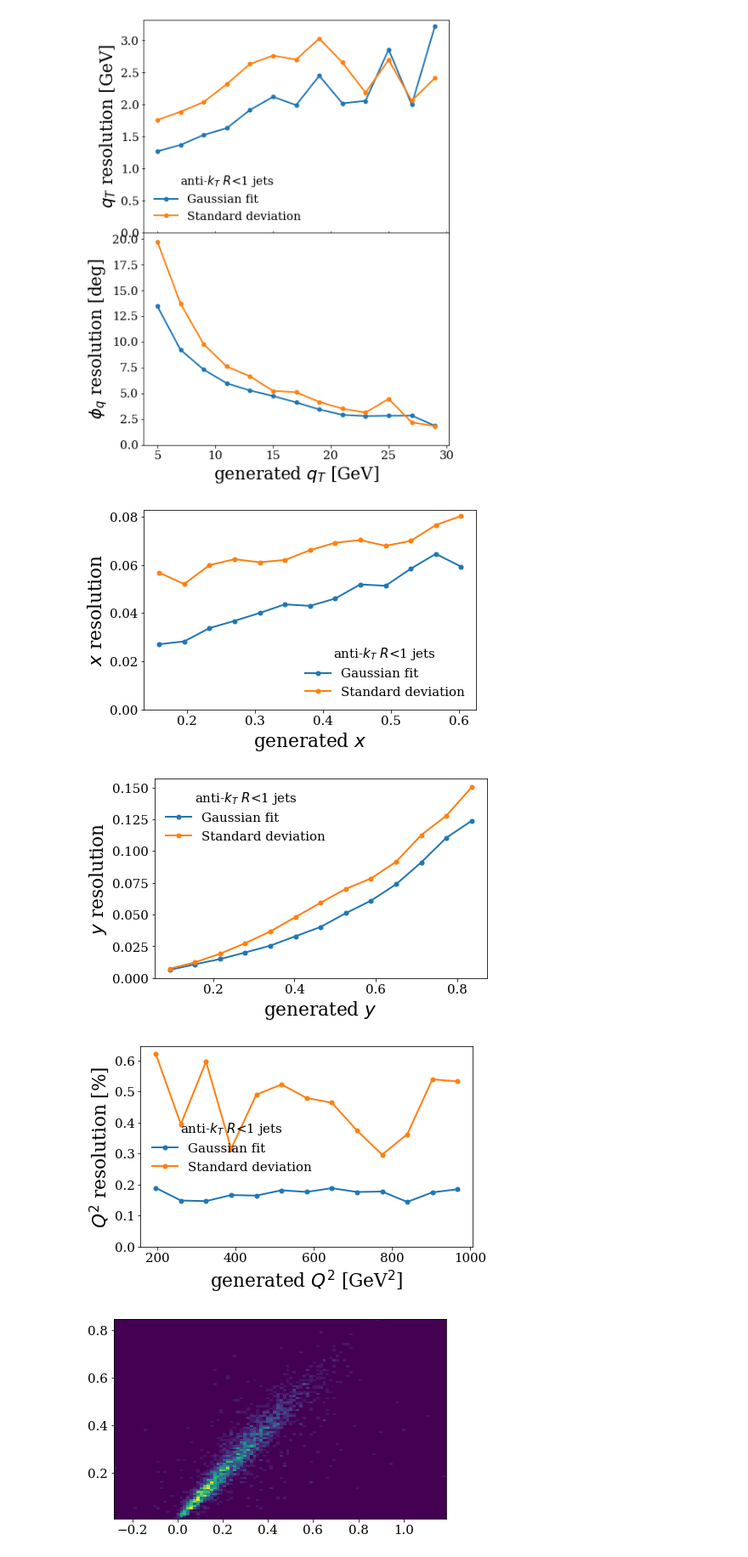
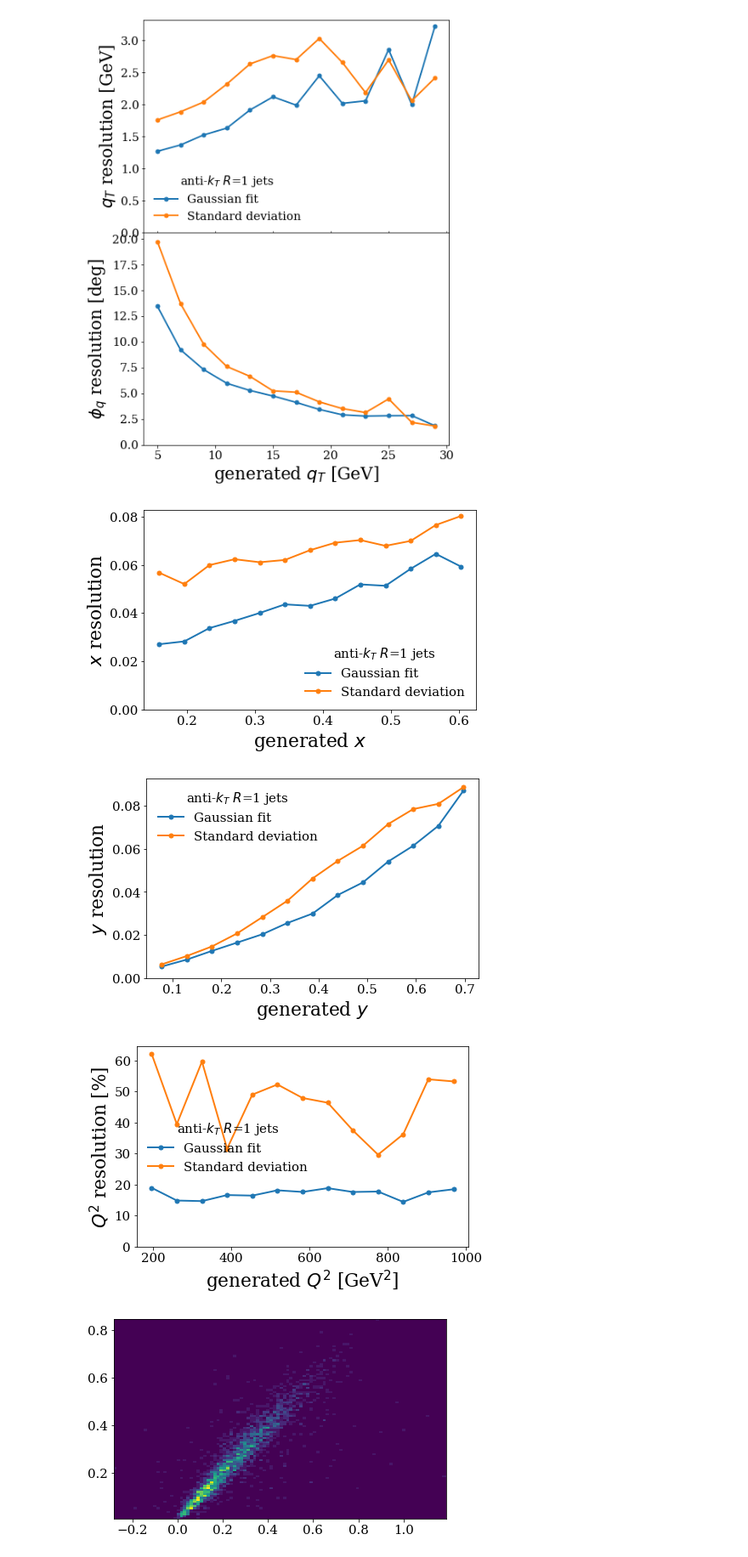
Before and after one commit to sebouh137/eic-jets, a Jupyter notebook: python/CC_DIS_Plots_For_Paper.ipynb, the cells around one changed output. Shown at 85% size. Drawn from its saved outputs; the diff is of its cells as text; code cells hidden in the pictures.

```diff
--- a/python/CC_DIS_Plots_For_Paper.ipynb
+++ b/python/CC_DIS_Plots_For_Paper.ipynb
@@ -666,7 +666,7 @@ def resolution_plot2(yexpr, ylbl,xlbl="generated jet energy [GeV]", xexpr="GenJe
         plt.plot(x,dy,linestyle='-',marker='o',markersize=5,linewidth=2,label = "Gaussian fit")
     plt.plot(x,dystd,linestyle='-',marker='o',markersize=5,linewidth=2,label = "Standard deviation")
     if makeLegend:
-        plt.legend(title='anti-$k_T$ $R$<1 jets',framealpha=0)
+        plt.legend(title='anti-$k_T$ $R$=1 jets',framealpha=0)
     plt.gca().set_ylabel(ylbl)
     plt.gca().set_xlabel(xlbl)
     plt.gca().set_ylim(0)
@@ -726,32 +726,32 @@ plt.show()
 # %%
 #fig,axs = plt.subplots(2,1,figsize=(7,10),sharex='all')
 #fig.subplots_adjust(hspace=0)
 #plt.sca(axs[0])
 #axs[0].tick_params(bottom=True,direction='inout')
 resolution_plot2("(JB_x-Gen_x)", "$x$ resolution",xlbl="generated $x$",
                  xexpr="Gen_x",condition="MissingET_MET>15 and JB_x>0 and JB_x<1.0",
                  nbins=14,
                     include_gauss=True)
 plt.savefig("images/x_resolution_for_paper.png")
 plt.show()
 
 resolution_plot2("(JB_y-Gen_y)", "$y$ resolution",xlbl="generated $y$",
-                 xexpr="Gen_y",condition="MissingET_MET>15",
+                 xexpr="Gen_y",condition="MissingET_MET>15 and JB_x>0 and JB_x<1.0",
                  nbins=14,
                     include_gauss=True)
 plt.savefig("images/y_resolution_for_paper.png")
 plt.show()
 
-resolution_plot2("(JB_Q2-Gen_Q2)/Gen_Q2", "$Q^2$ resolution [%]",xlbl="generated $Q^2$ [GeV$^2$]",
+resolution_plot2("100*(JB_Q2-Gen_Q2)/Gen_Q2", "$Q^2$ resolution [%]",xlbl="generated $Q^2$ [GeV$^2$]",
                  xexpr="Gen_Q2",condition="MissingET_MET>15 and JB_x>0 and JB_x<1.0",
                  nbins=14,xrange=(100,1000),
                     include_gauss=True)
 plt.savefig("images/Q2_resolution_for_paper.png")
 plt.show()
 # %% [output]
 [figure]
-[figure, old version]
+[figure, new version]
-[figure, old version]
+[figure, new version]
 # %%
 plt.hist2d(df_rg.query('JB_x>-.3 and JB_x<1.3').JB_x,
            df_rg.query('JB_x>-.3 and JB_x<1.3').Gen_x,bins=100)
```
Also changed, not shown: parts of 4 cells of this notebook.
